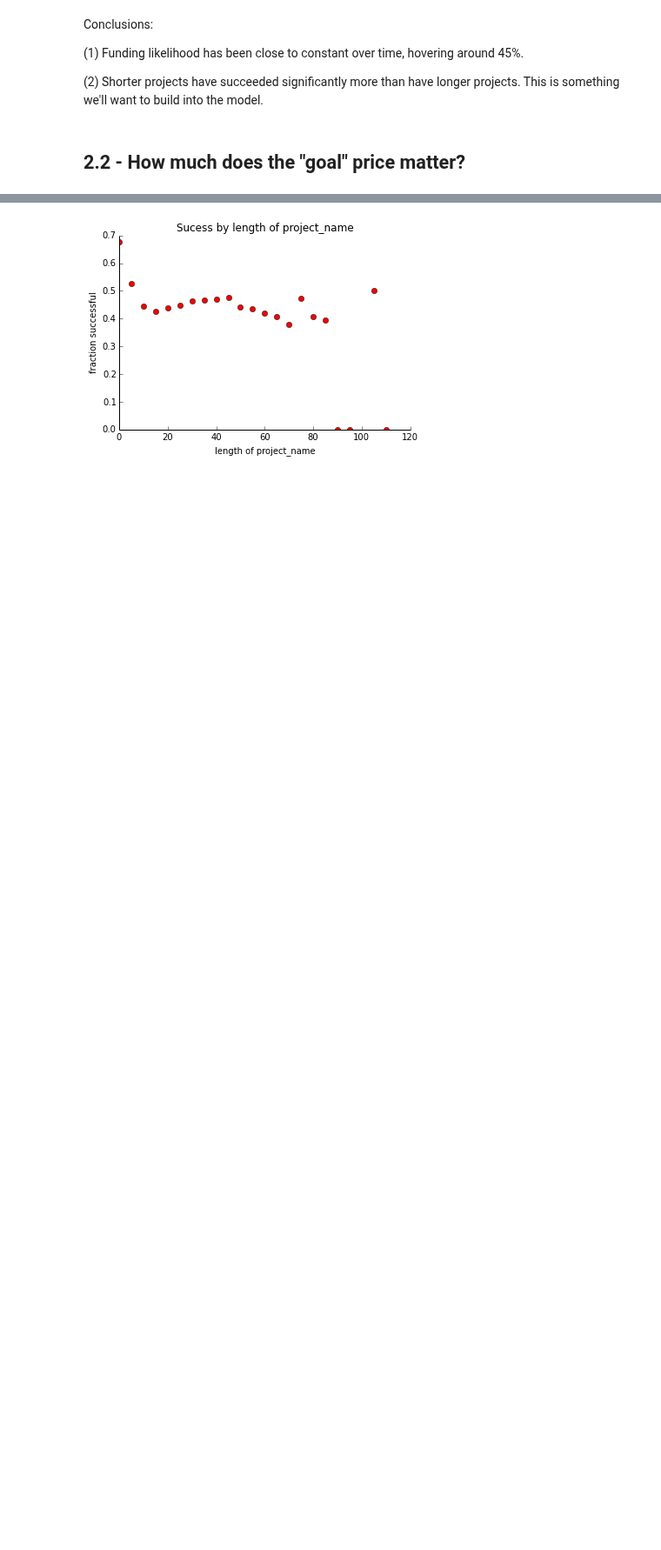
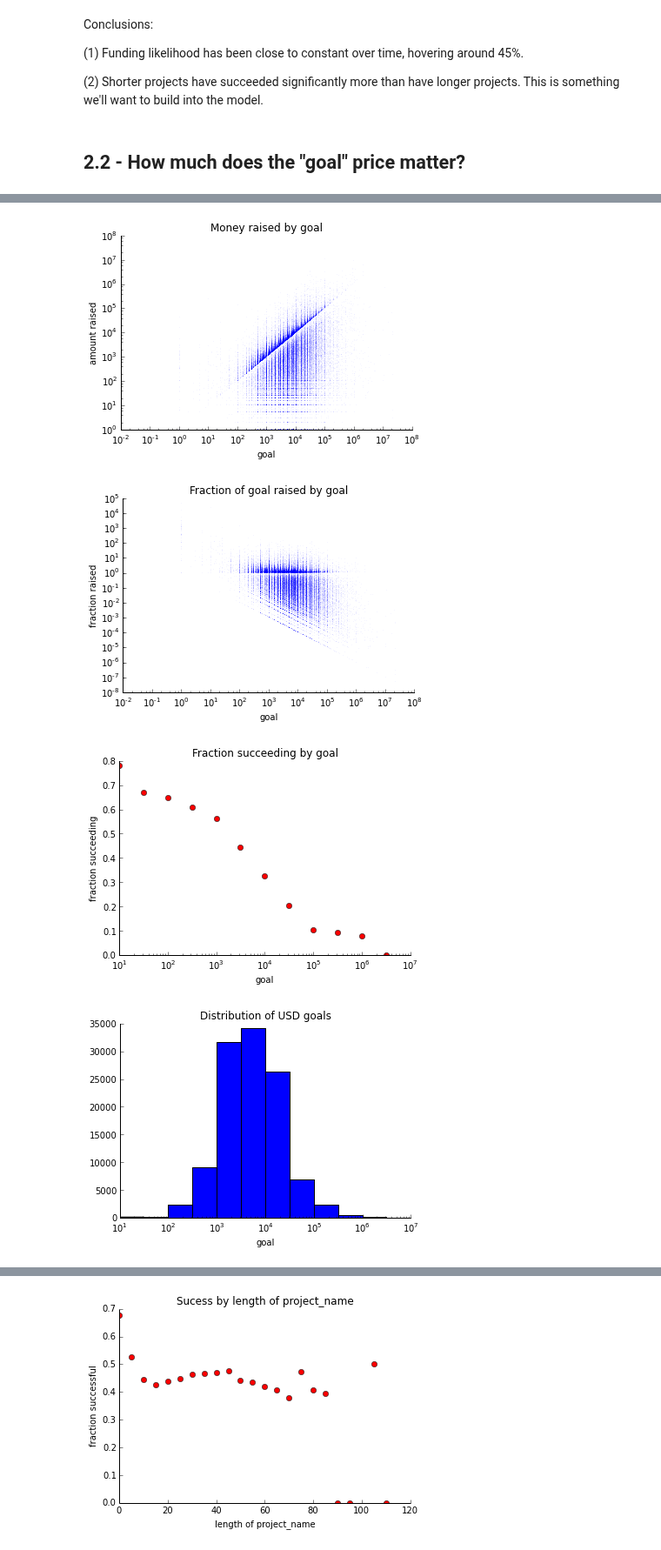
Before and after one commit to johnsturm/cs109, a Jupyter notebook: Process Book.ipynb, the cells around one changed output, grey strips where cells are left out. Shown at 87% size. Cells and saved outputs as stored; diff of their text form; code cells hidden in the pictures; blank space fills up the shorter version.

```diff
--- a/Process Book.ipynb
+++ b/Process Book.ipynb
@@ -1384,0 +1388,3 @@ all_projects = pd.read_csv('all_project_data_time.csv')
+# %%
+us_projects = all_projects.copy()
+us_projects = us_projects[us_projects['currency'] == 'USD']
@@ -1384,0 +1460,10 @@ all_projects = pd.read_csv('all_project_data_time.csv')
+# %%
+dollars_by_goal(us_projects)
+fraction_by_goal(us_projects)
+success_by_goal(us_projects)
+distr_of_goals(us_projects)
+# %% [output]
+[figure, added]
+[figure, added]
+[figure, added]
+[figure, added]
```
Also changed, not shown: parts of 14 cells of this notebook.
